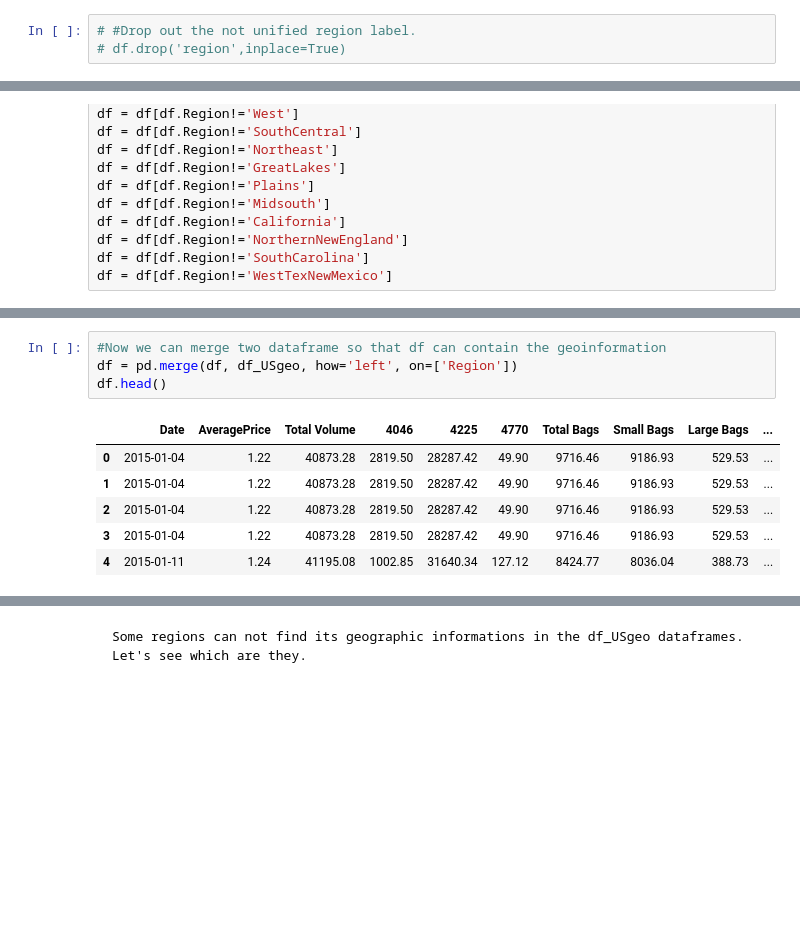
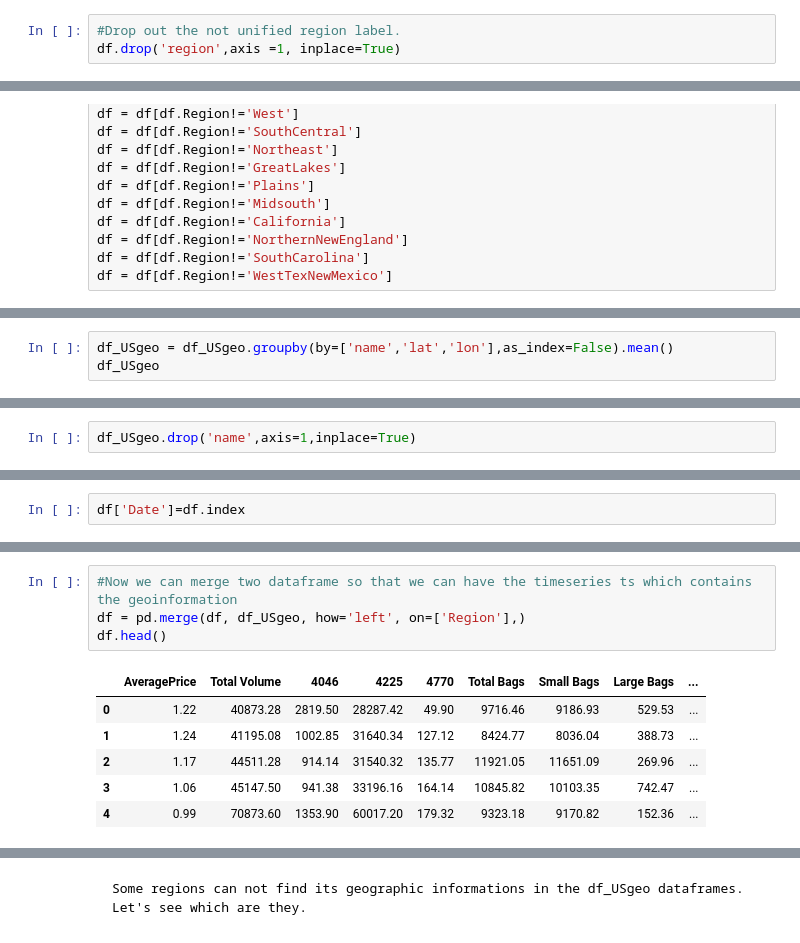
Before and after one commit to jingliu8876133/AvocadoData, a Jupyter notebook: 1AvocadoDataCleansingFeatureCreation.ipynb, the cells around one changed output, grey strips where cells are left out. Drawn from its saved outputs; the diff is of its cells as text; blank space fills up the shorter version.

```diff
--- a/1AvocadoDataCleansingFeatureCreation.ipynb
+++ b/1AvocadoDataCleansingFeatureCreation.ipynb
@@ -271,3 +324,3 @@ df.head()
 # %%
-# #Drop out the not unified region label.
-# df.drop('region',inplace=True)
+#Drop out the not unified region label.
+df.drop('region',axis =1, inplace=True)
@@ -370,0 +523,3 @@ df_USgeo.to_csv('/Users/liujing/Desktop/Coursera/Captone/usaRegionGeoInfo.csv')
+# %%
+df_USgeo = df_USgeo.groupby(by=['name','lat','lon'],as_index=False).mean()
+df_USgeo
@@ -370,0 +555,2 @@ df_USgeo.to_csv('/Users/liujing/Desktop/Coursera/Captone/usaRegionGeoInfo.csv')
+# %%
+df_USgeo.drop('name',axis=1,inplace=True)
@@ -370,0 +610,2 @@ df_USgeo.to_csv('/Users/liujing/Desktop/Coursera/Captone/usaRegionGeoInfo.csv')
+# %%
+df['Date']=df.index
@@ -371,11 +622,11 @@ df_USgeo.to_csv('/Users/liujing/Desktop/Coursera/Captone/usaRegionGeoInfo.csv')
 # %%
-#Now we can merge two dataframe so that df can contain the geoinformation
-df = pd.merge(df, df_USgeo, how='left', on=['Region'])
+#Now we can merge two dataframe so that we can have the timeseries ts which contains the geoinformation
+df = pd.merge(df, df_USgeo, how='left', on=['Region'],)
 df.head()
 # %% [output]
-|  | Date | AveragePrice | Total Volume | 4046 | 4225 | 4770 | Total Bags | Small Bags | Large Bags | ... |
-| 0 | 2015-01-04 | 1.22 | 40873.28 | 2819.50 | 28287.42 | 49.90 | 9716.46 | 9186.93 | 529.53 | ... |
-| 1 | 2015-01-04 | 1.22 | 40873.28 | 2819.50 | 28287.42 | 49.90 | 9716.46 | 9186.93 | 529.53 | ... |
-| 2 | 2015-01-04 | 1.22 | 40873.28 | 2819.50 | 28287.42 | 49.90 | 9716.46 | 9186.93 | 529.53 | ... |
-| 3 | 2015-01-04 | 1.22 | 40873.28 | 2819.50 | 28287.42 | 49.90 | 9716.46 | 9186.93 | 529.53 | ... |
-| 4 | 2015-01-11 | 1.24 | 41195.08 | 1002.85 | 31640.34 | 127.12 | 8424.77 | 8036.04 | 388.73 | ... |
+|  | AveragePrice | Total Volume | 4046 | 4225 | 4770 | Total Bags | Small Bags | Large Bags | ... |
+| 0 | 1.22 | 40873.28 | 2819.50 | 28287.42 | 49.90 | 9716.46 | 9186.93 | 529.53 | ... |
+| 1 | 1.24 | 41195.08 | 1002.85 | 31640.34 | 127.12 | 8424.77 | 8036.04 | 388.73 | ... |
+| 2 | 1.17 | 44511.28 | 914.14 | 31540.32 | 135.77 | 11921.05 | 11651.09 | 269.96 | ... |
+| 3 | 1.06 | 45147.50 | 941.38 | 33196.16 | 164.14 | 10845.82 | 10103.35 | 742.47 | ... |
+| 4 | 0.99 | 70873.60 | 1353.90 | 60017.20 | 179.32 | 9323.18 | 9170.82 | 152.36 | ... |
```
Also changed, not shown: parts of 56 cells of this notebook, 3 other files.
